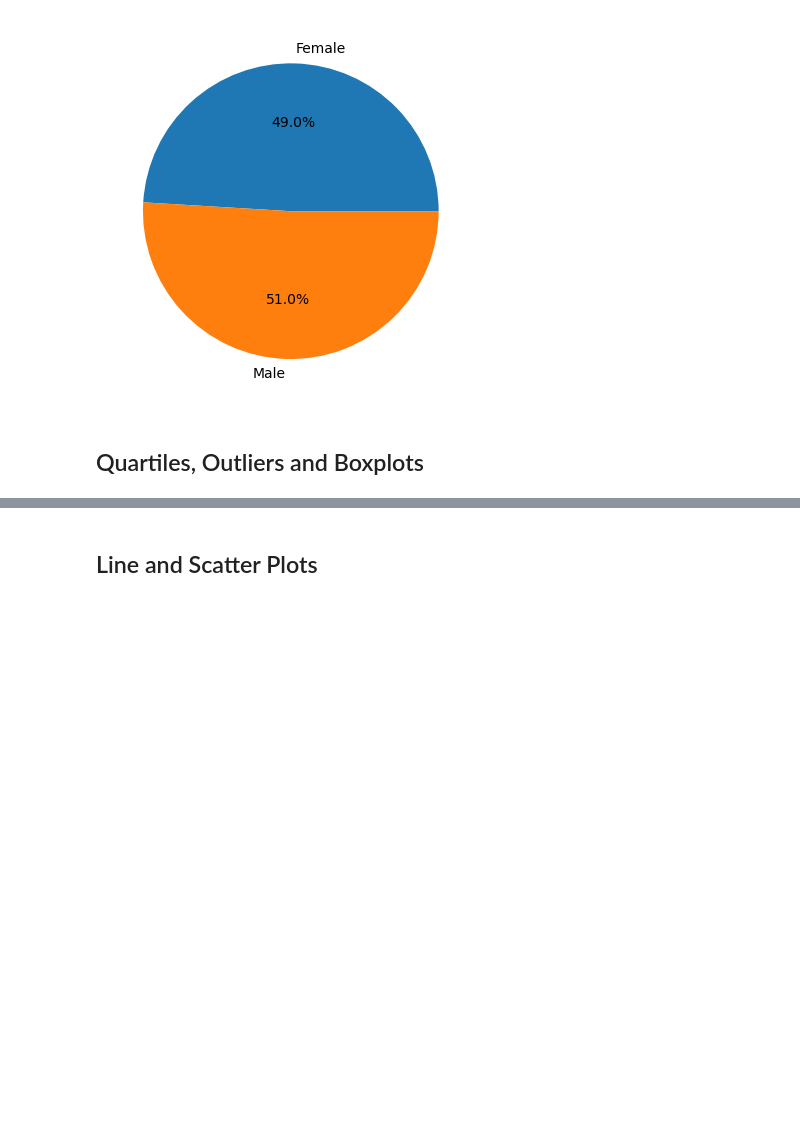
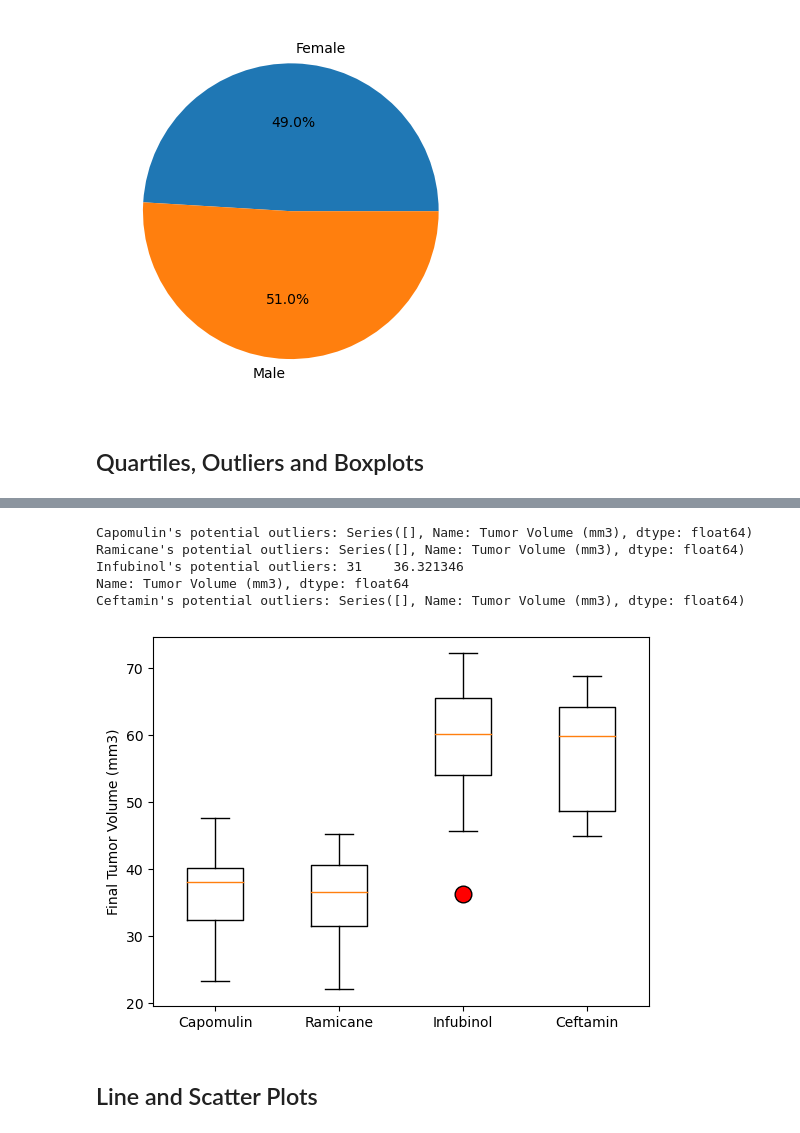
Before and after one commit to lrussell834/Technical-Report-of-Capomulin-Clinical-Study, a Jupyter notebook: Starter_Code/Pymaceuticals/pymaceuticals_technical_report_and_analysis.ipynb, the cells around one changed output, grey strips where cells are left out. Drawn from its saved outputs; the diff is of its cells as text; code cells hidden in the pictures; blank space fills up the shorter version.

```diff
--- a/Starter_Code/Pymaceuticals/pymaceuticals_technical_report_and_analysis.ipynb
+++ b/Starter_Code/Pymaceuticals/pymaceuticals_technical_report_and_analysis.ipynb
@@ -204,6 +195,10 @@ plt.show()
 # Capomulin, Ramicane, Infubinol, and Ceftamin
 
 # Start by getting the last (greatest) timepoint for each mouse
-
-
-# Merge this group df with the original DataFrame to get the tumor volume at the last timepoint
+mouse_grp = final_mouse_df.groupby('Mouse ID')
+max_series = mouse_grp.max()['Timepoint']
+max_df = max_series.to_frame()
+# %%
+# Merge this group df with the original DataFrame to get the tumor volume at the last timepoint
+combined_max_df = pd.merge(max_df, final_mouse_df, on = ["Mouse ID", "Timepoint"])
+combined_max_df
@@ -210,22 +219,42 @@ plt.show()
 # %%
 # Put treatments into a list for for loop (and later for plot labels)
-
+treatments = ['Capomulin', 'Ramicane', 'Infubinol', 'Ceftamin']
 
 # Create empty list to fill with tumor vol data (for plotting)
-
+tumor_vol = []
 
 # Calculate the IQR and quantitatively determine if there are any potential outliers.
-
-
+for drug in treatments:
     # Locate the rows which contain mice on each drug and get the tumor volumes
-
-
+    tumor_volume = combined_max_df.loc[combined_max_df['Drug Regimen'] == drug, 'Tumor Volume (mm3)']
     # add subset
-
+    tumor_vol.append(tumor_volume)
 
     # Determine outliers using upper and lower bounds
+    quartiles = tumor_volume.quantile([.25,.5,.75])
+    lowerq = quartiles[0.25]
+    upperq = quartiles[0.75]
+    iqr = upperq-lowerq
+    lower_bound = lowerq - (1.5*iqr)
+    upper_bound = upperq + (1.5*iqr)
+    outliers = tumor_volume.loc[(tumor_volume < lower_bound) | (tumor_volume > upper_bound)]
+    print(f"{drug}'s potential outliers: {outliers}")
+# %% [output]
+Capomulin's potential outliers: Series([], Name: Tumor Volume (mm3), dtype: float64)
+Ramicane's potential outliers: Series([], Name: Tumor Volume (mm3), dtype: float64)
+Infubinol's potential outliers: 31    36.321346
+Name: Tumor Volume (mm3), dtype: float64
+Ceftamin's potential outliers: Series([], Name: Tumor Volume (mm3), dtype: float64)
 # %%
 # Generate a box plot that shows the distrubution of the tumor volume for each treatment group.
+flierprops = dict(marker='o', markerfacecolor='red', markersize=12,
+                  markeredgecolor='black')
+plt.boxplot(tumor_vol, flierprops=flierprops)
+plt.xticks([1,2,3,4], ['Capomulin', 'Ramicane', 'Infubinol', 'Ceftamin'])
+plt.ylabel('Final Tumor Volume (mm3)')
+plt.show()
+# %% [output]
+[figure, added]
 # %% [markdown]
 ## Line and Scatter Plots
 # %%
```
Also changed, not shown: parts of 9 cells of this notebook.
